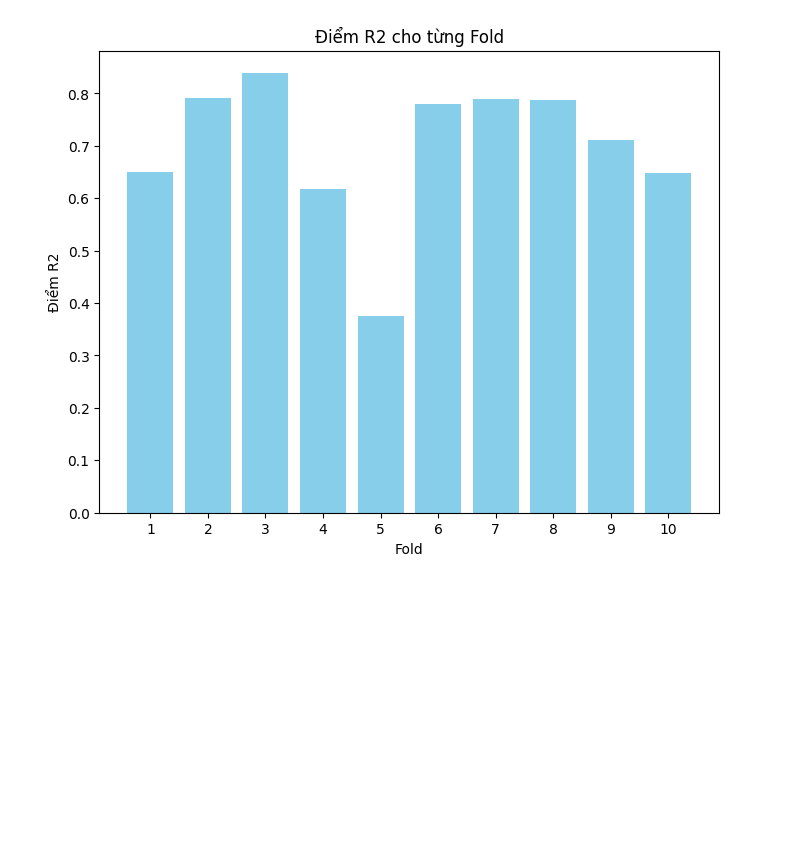
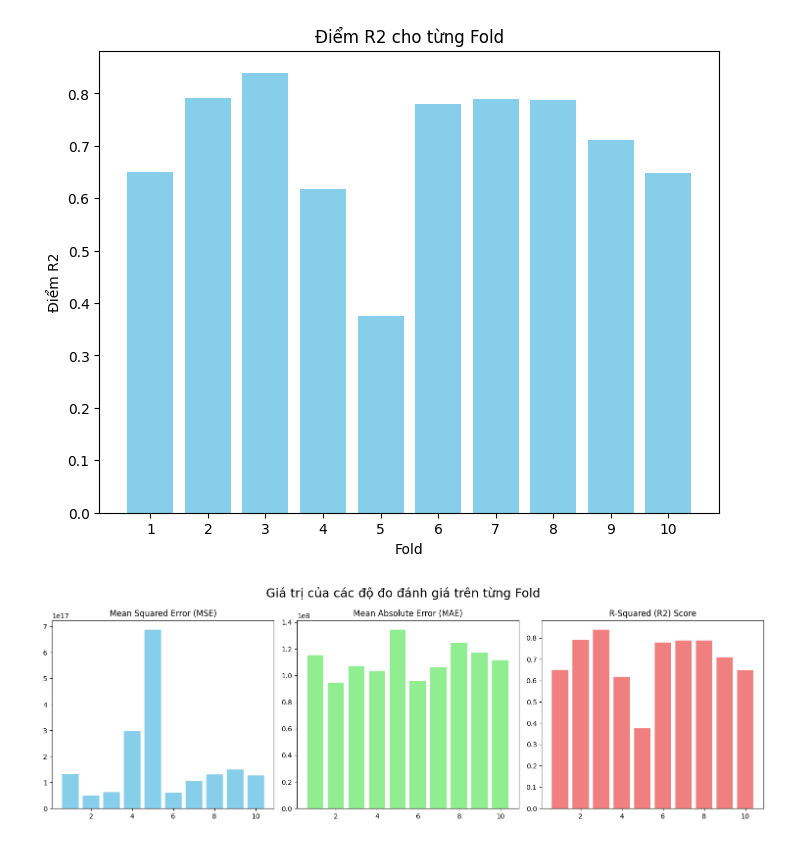
Before and after one commit to pahopu/IE224_CarPricePrediction, a Jupyter notebook: sources/model.ipynb, the cells around one changed output. Cells and saved outputs as stored; diff of their text form; code cells hidden in the pictures; blank space fills up the shorter version.

```diff
--- a/sources/model.ipynb
+++ b/sources/model.ipynb
@@ -366,3 +366,27 @@ plot_metric_scores(maes, "MAE")
 plot_metric_scores(r2s, "R2")
 # %% [output]
 [figure]
+# %%
+# Tạo figure và axes
+fig, axes = plt.subplots(nrows=1, ncols=3, figsize=(15, 5))
+
+# Biểu đồ cho MSE
+axes[0].bar(range(1, len(mses) + 1), mses, color='skyblue')
+axes[0].set_title('Mean Squared Error (MSE)')
+
+# Biểu đồ cho MAE
+axes[1].bar(range(1, len(maes) + 1), maes, color='lightgreen')
+axes[1].set_title('Mean Absolute Error (MAE)')
+
+# Biểu đồ cho R2
+axes[2].bar(range(1, len(r2s) + 1), r2s, color='lightcoral')
+axes[2].set_title('R-Squared (R2) Score')
+
+# Tiêu đề chung cho cả 3 biểu đồ
+fig.suptitle("Giá trị của các độ đo đánh giá trên từng Fold", fontsize=18)
+
+# Hiển thị 3 biểu đồ cột trên cùng một hàng
+plt.tight_layout()
+plt.show()
+# %% [output]
+[figure, added]
```
Also changed, not shown: parts of 1 cell of this notebook, 1 other file.
